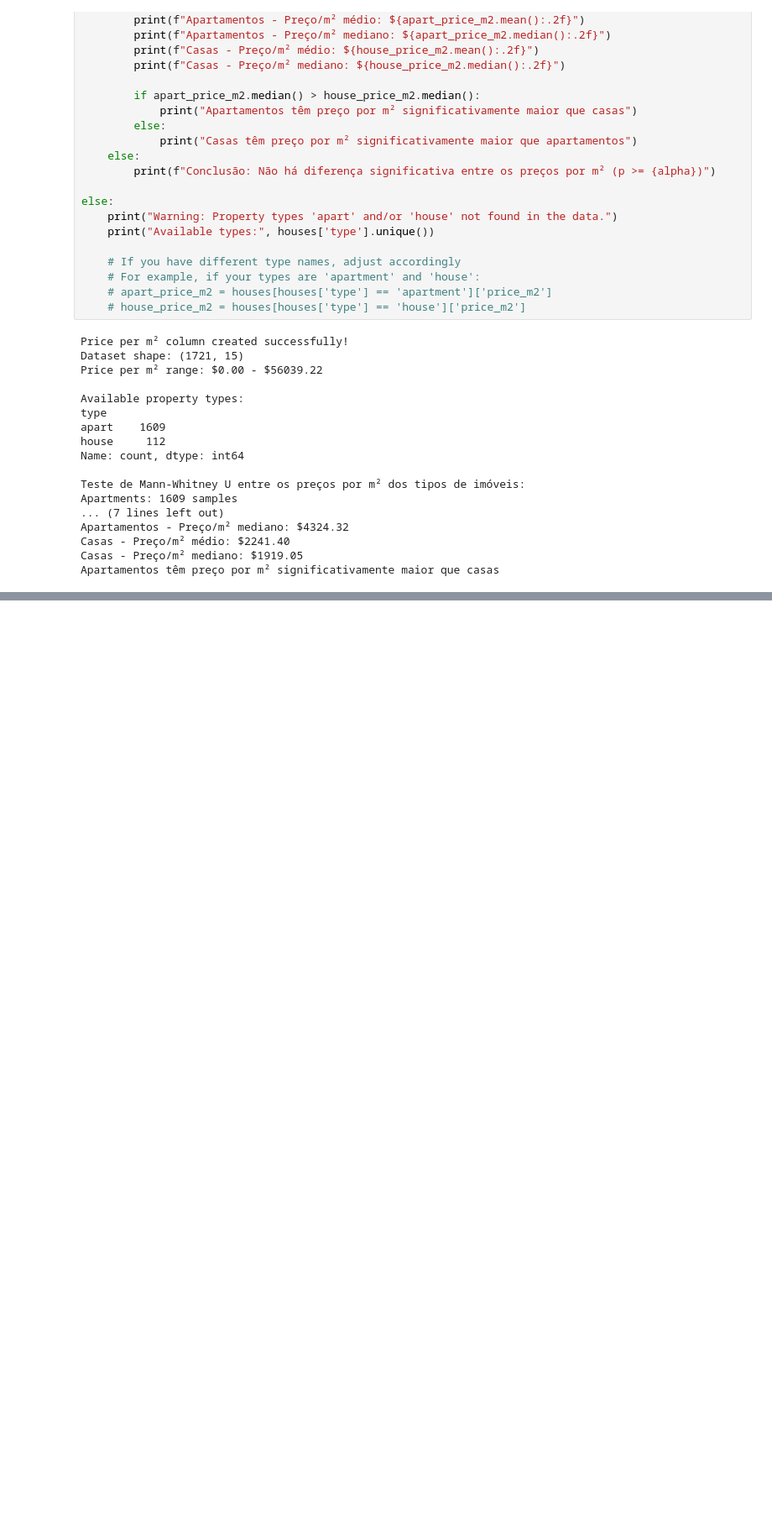
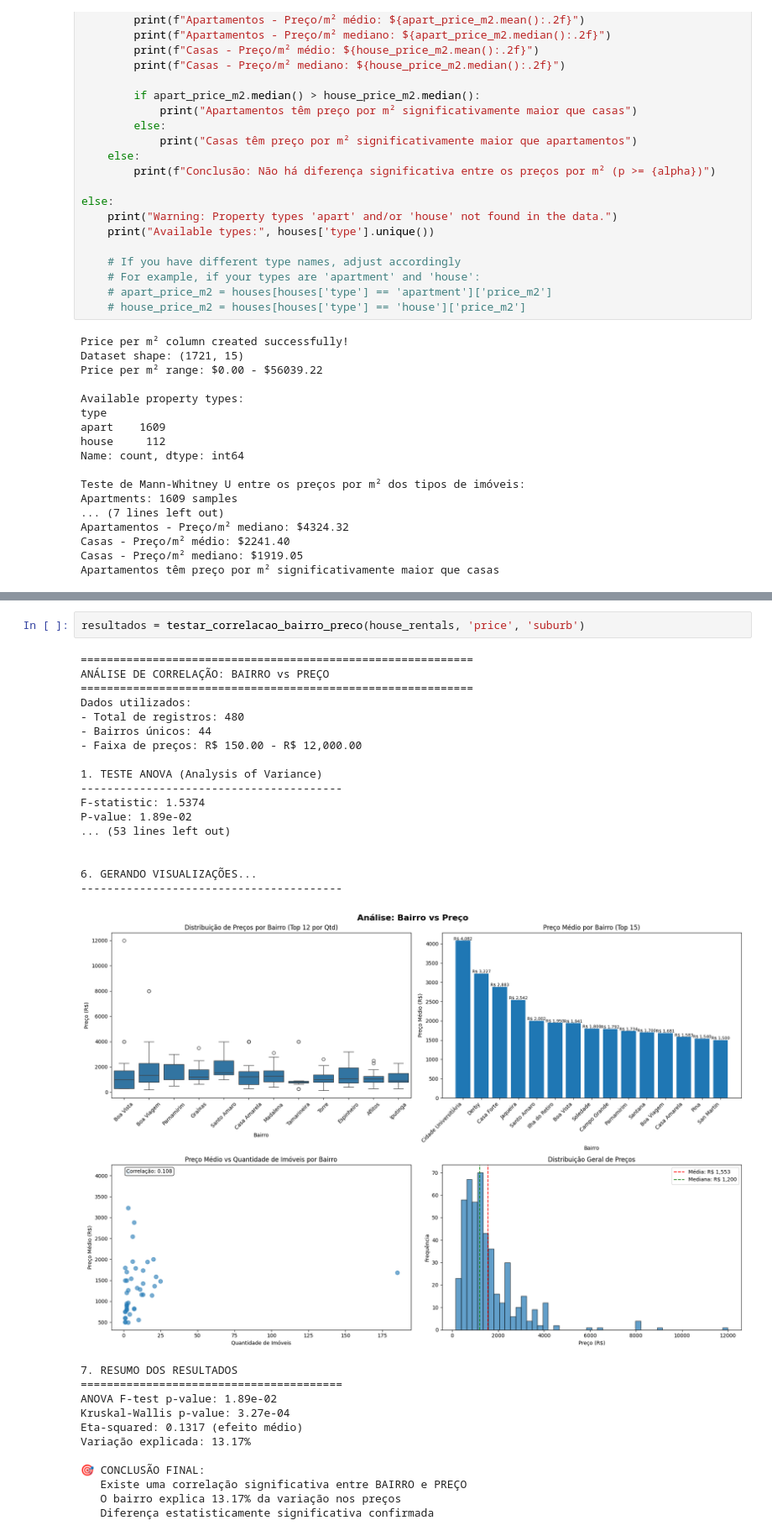
Before and after one commit to Professional-Academic-Life/phd-datascience, a Jupyter notebook: 03_Visualizacao-Estatisticas.ipynb, the cells around one changed output, grey strips where cells are left out. Shown at 84% size. Saved outputs shown, nothing was run; the diff lists cells and outputs as text; blank space fills up the shorter version.

```diff
--- a/03_Visualizacao-Estatisticas.ipynb
+++ b/03_Visualizacao-Estatisticas.ipynb
@@ -660,0 +965,32 @@ Apartamentos têm preço por m² significativamente maior que casas
+# %%
+resultados = testar_correlacao_bairro_preco(house_rentals, 'price', 'suburb')
+# %% [output]
+============================================================
+ANÁLISE DE CORRELAÇÃO: BAIRRO vs PREÇO
+============================================================
+Dados utilizados:
+- Total de registros: 480
+- Bairros únicos: 44
+- Faixa de preços: R$ 150.00 - R$ 12,000.00
+
+1. TESTE ANOVA (Analysis of Variance)
+----------------------------------------
+F-statistic: 1.5374
+P-value: 1.89e-02
+... (53 lines left out)
+
+
+6. GERANDO VISUALIZAÇÕES...
+----------------------------------------
+[figure, added]
+7. RESUMO DOS RESULTADOS
+========================================
+ANOVA F-test p-value: 1.89e-02
+Kruskal-Wallis p-value: 3.27e-04
+Eta-squared: 0.1317 (efeito médio)
+Variação explicada: 13.17%
+
+🎯 CONCLUSÃO FINAL:
+   Existe uma correlação significativa entre BAIRRO e PREÇO
+   O bairro explica 13.17% da variação nos preços
+   Diferença estatisticamente significativa confirmada
```
Also changed, not shown: parts of 4 cells of this notebook, 3 other files.
